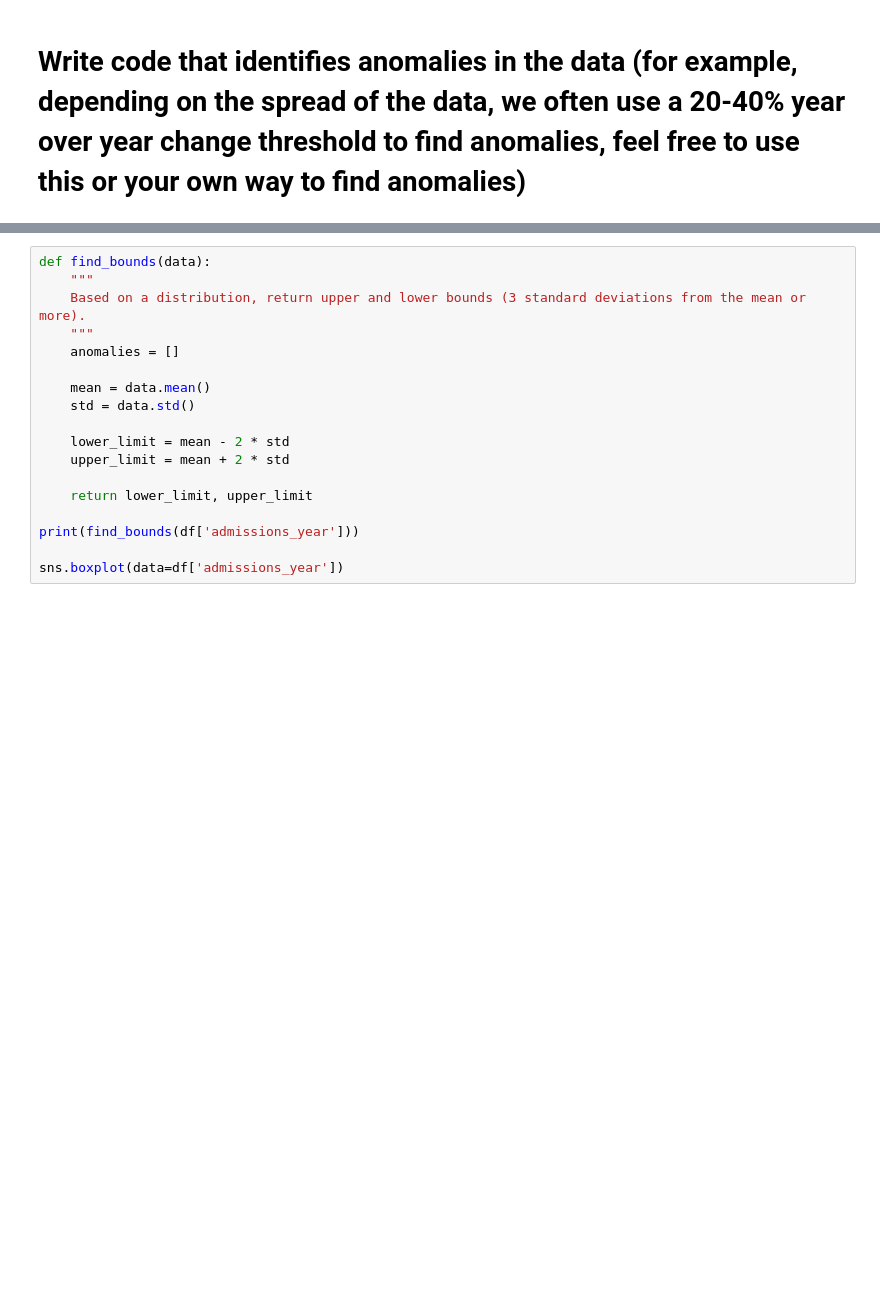
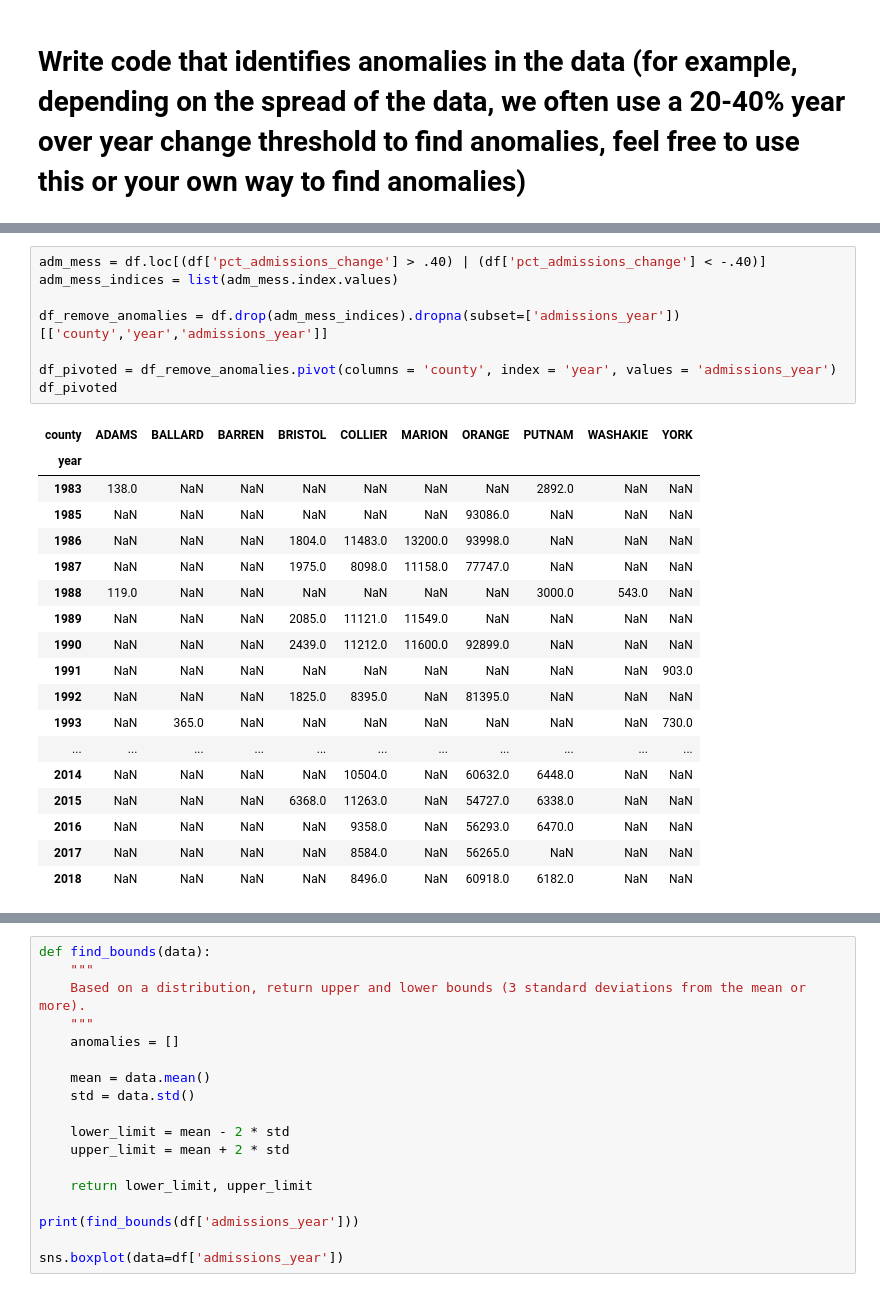
Before and after one commit to albertyusun/VeraInterview, a Jupyter notebook: clean.ipynb, the cells around one changed output, grey strips where cells are left out. Drawn from its saved outputs; the diff is of its cells as text; blank space fills up the shorter version.

```diff
--- a/clean.ipynb
+++ b/clean.ipynb
@@ -110,0 +180,27 @@ TypeError: 'int' object is not iterable
+# %%
+adm_mess = df.loc[(df['pct_admissions_change'] > .40) | (df['pct_admissions_change'] < -.40)]
+adm_mess_indices = list(adm_mess.index.values)
+
+df_remove_anomalies = df.drop(adm_mess_indices).dropna(subset=['admissions_year'])[['county','year','admissions_year']]
+
+df_pivoted = df_remove_anomalies.pivot(columns = 'county', index = 'year', values = 'admissions_year')
+df_pivoted
+# %% [output]
+| county | ADAMS | BALLARD | BARREN | BRISTOL | COLLIER | MARION | ORANGE | PUTNAM | WASHAKIE | YORK |
+| year |  |  |  |  |  |  |  |  |  |  |
+| 1983 | 138.0 | NaN | NaN | NaN | NaN | NaN | NaN | 2892.0 | NaN | NaN |
+| 1985 | NaN | NaN | NaN | NaN | NaN | NaN | 93086.0 | NaN | NaN | NaN |
+| 1986 | NaN | NaN | NaN | 1804.0 | 11483.0 | 13200.0 | 93998.0 | NaN | NaN | NaN |
+| 1987 | NaN | NaN | NaN | 1975.0 | 8098.0 | 11158.0 | 77747.0 | NaN | NaN | NaN |
+| 1988 | 119.0 | NaN | NaN | NaN | NaN | NaN | NaN | 3000.0 | 543.0 | NaN |
+| 1989 | NaN | NaN | NaN | 2085.0 | 11121.0 | 11549.0 | NaN | NaN | NaN | NaN |
+| 1990 | NaN | NaN | NaN | 2439.0 | 11212.0 | 11600.0 | 92899.0 | NaN | NaN | NaN |
+| 1991 | NaN | NaN | NaN | NaN | NaN | NaN | NaN | NaN | NaN | 903.0 |
+| 1992 | NaN | NaN | NaN | 1825.0 | 8395.0 | NaN | 81395.0 | NaN | NaN | NaN |
+| 1993 | NaN | 365.0 | NaN | NaN | NaN | NaN | NaN | NaN | NaN | 730.0 |
+| ... | ... | ... | ... | ... | ... | ... | ... | ... | ... | ... |
+| 2014 | NaN | NaN | NaN | NaN | 10504.0 | NaN | 60632.0 | 6448.0 | NaN | NaN |
+| 2015 | NaN | NaN | NaN | 6368.0 | 11263.0 | NaN | 54727.0 | 6338.0 | NaN | NaN |
+| 2016 | NaN | NaN | NaN | NaN | 9358.0 | NaN | 56293.0 | 6470.0 | NaN | NaN |
+| 2017 | NaN | NaN | NaN | NaN | 8584.0 | NaN | 56265.0 | NaN | NaN | NaN |
+| 2018 | NaN | NaN | NaN | NaN | 8496.0 | NaN | 60918.0 | 6182.0 | NaN | NaN |
```
Also changed, not shown: parts of 11 cells of this notebook.
